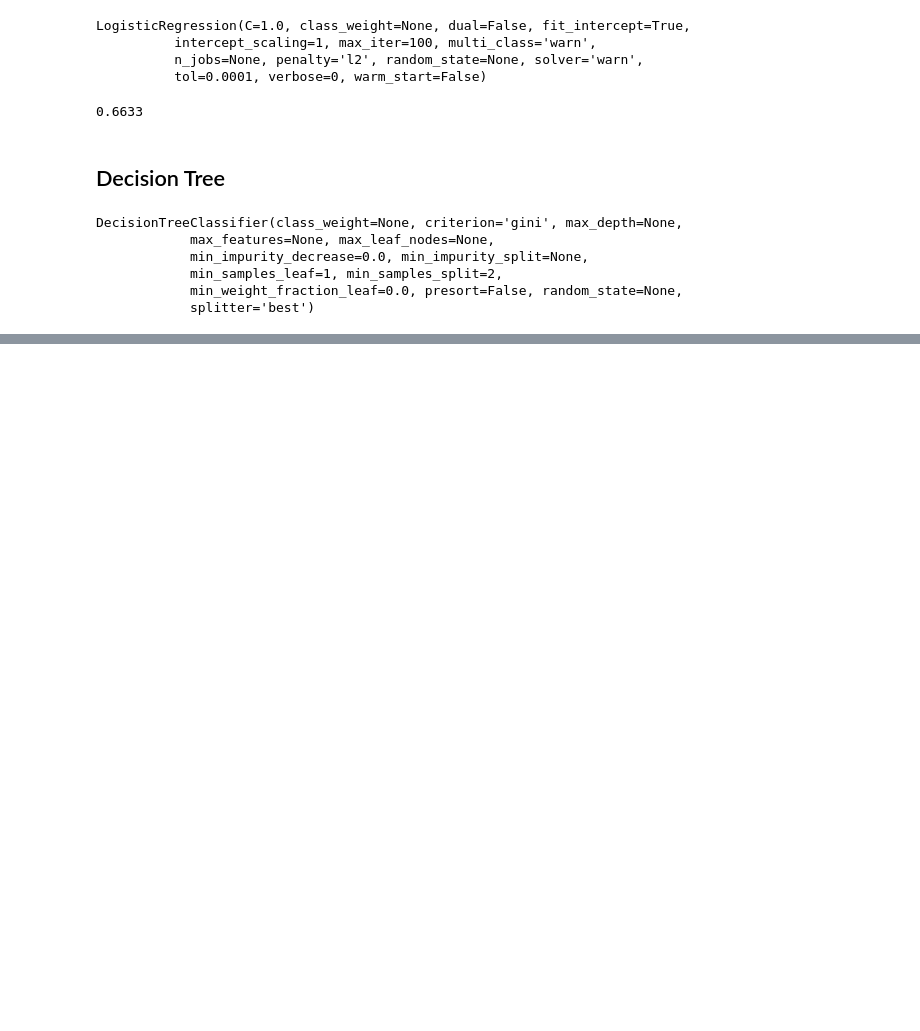
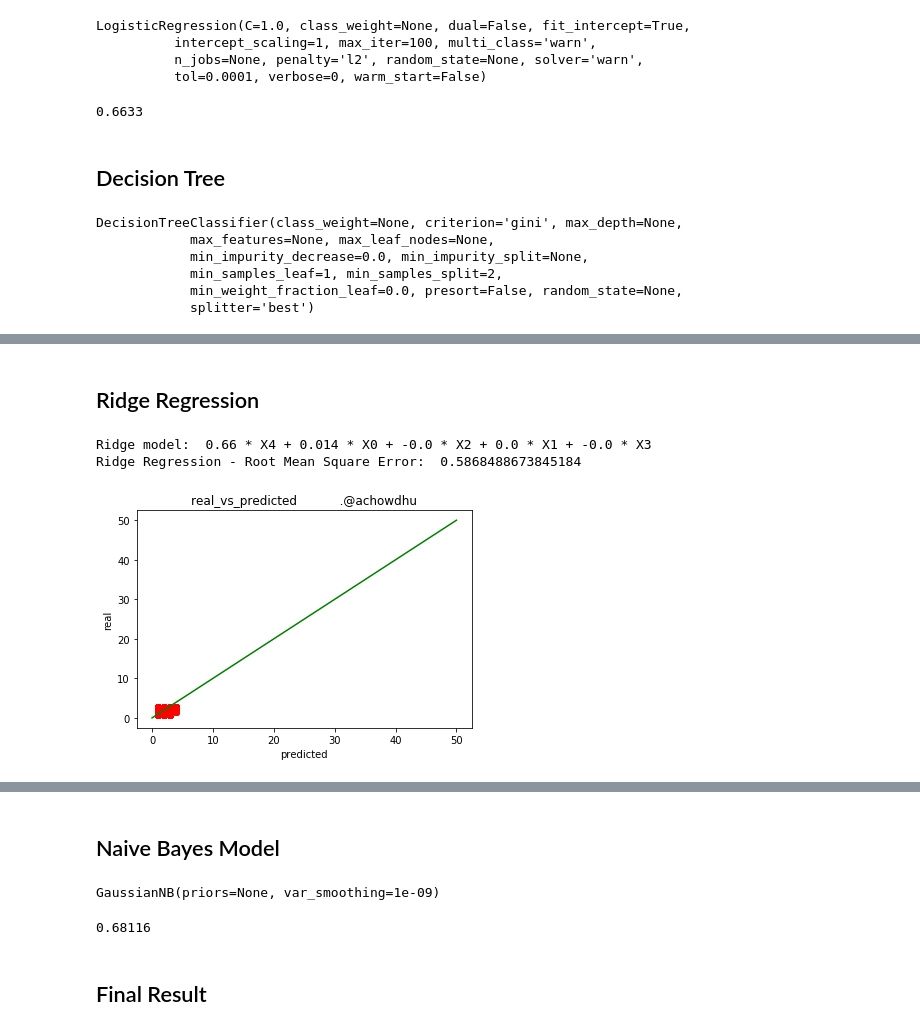
Before and after one commit to Arvind-capstone/Capstone-project, a Jupyter notebook: Capstone.ipynb, the cells around one changed output, grey strips where cells are left out. Saved outputs shown, nothing was run; the diff lists cells and outputs as text; code cells hidden in the pictures; blank space fills up the shorter version.

```diff
--- a/Capstone.ipynb
+++ b/Capstone.ipynb
@@ -306,0 +371,7 @@ print(accuracy_score(y_test, predictions))
+# %%
+from sklearn.feature_selection import RFE
+
+select_rfe = RFE(RandomForestClassifier(n_estimators=100, random_state=0),
+             n_features_to_select=25)
+
+select_rfe.fit(x_train, y_train)
@@ -306,0 +386,4 @@ print(accuracy_score(y_test, predictions))
+# %%
+X_train_RFE_25 = select_rfe.transform(x_train)
+print("X_train.shape: {}".format(x_train.shape))
+print("X_train_RFE_25.shape: {}".format(X_train_RFE_25.shape))
@@ -306,0 +538,20 @@ print(accuracy_score(y_test, predictions))
+# %% [markdown]
+## Ridge Regression
+# %%
+ridge = Ridge(fit_intercept=True, alpha=.3)
+
+# Train the model using the training sets
+ridge.fit(x_train, y_train)
+
+print("Ridge model: ", pretty_print_linear(ridge.coef_, sort = True))
+
+# Predict the values using the model
+y_ridge_predict = ridge.predict(x_test)
+
+# Print the root mean square error
+print("Ridge Regression - Root Mean Square Error: ", root_mean_square_error(y_ridge_predict,y_test))
+plot_real_vs_predicted(y_test,y_ridge_predict)
+# %% [output]
+Ridge model:  0.66 * X4 + 0.014 * X0 + -0.0 * X2 + 0.0 * X1 + -0.0 * X3
+Ridge Regression - Root Mean Square Error:  0.5868488673845184
+[figure, added]
@@ -306,0 +559,9 @@ print(accuracy_score(y_test, predictions))
+# %% [markdown]
+## Naive Bayes Model
+# %%
+# Fitting classifier to the Training set
+from sklearn.naive_bayes import GaussianNB
+classifier = GaussianNB()
+classifier.fit(x_train, y_train)
+# %% [output]
+GaussianNB(priors=None, var_smoothing=1e-09)
@@ -306,0 +571,6 @@ print(accuracy_score(y_test, predictions))
+# %%
+print(accuracy_score(y_test, y_pred))
+# %% [output]
+0.68116
+# %% [markdown]
+## Final Result
```
Also changed, not shown: parts of 34 cells of this notebook.
